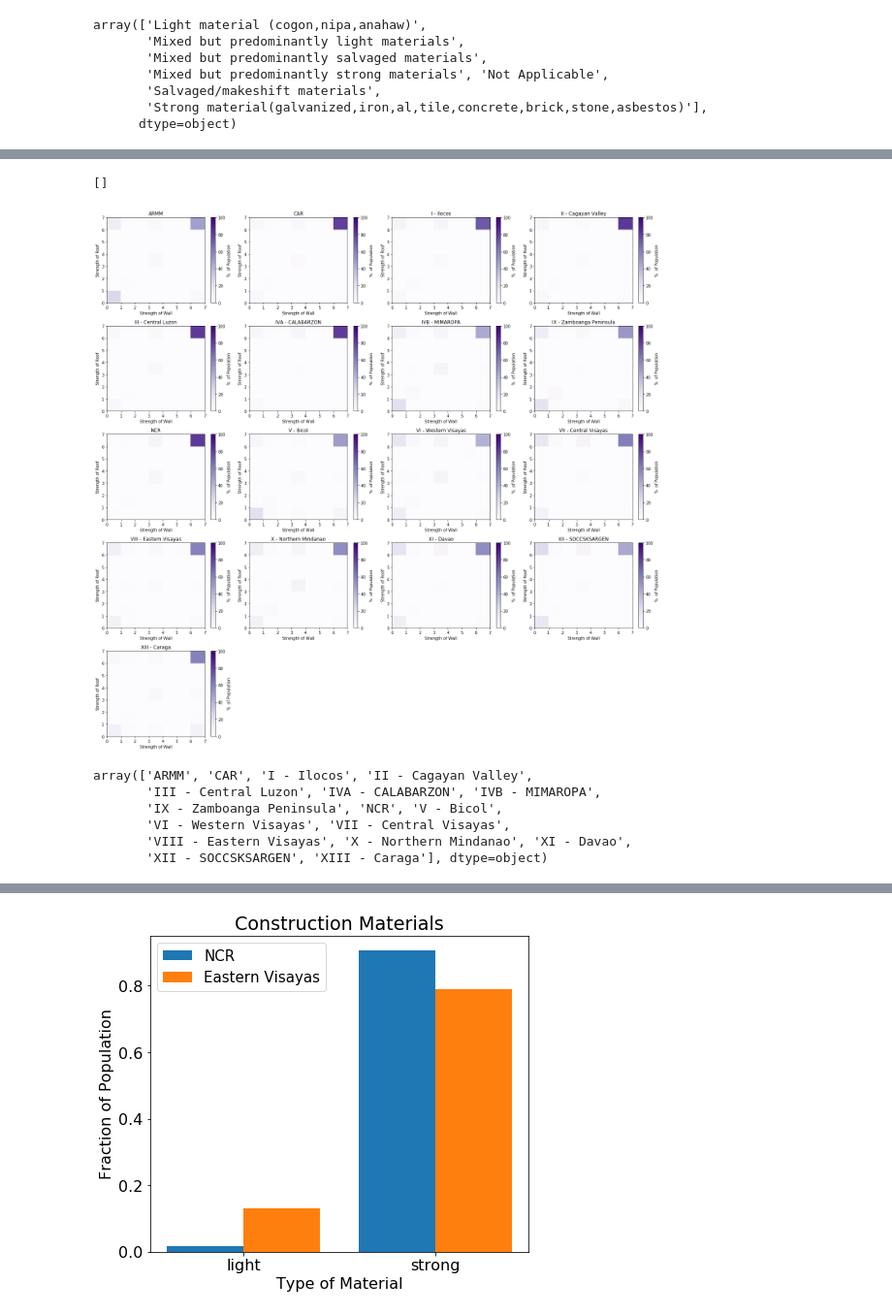
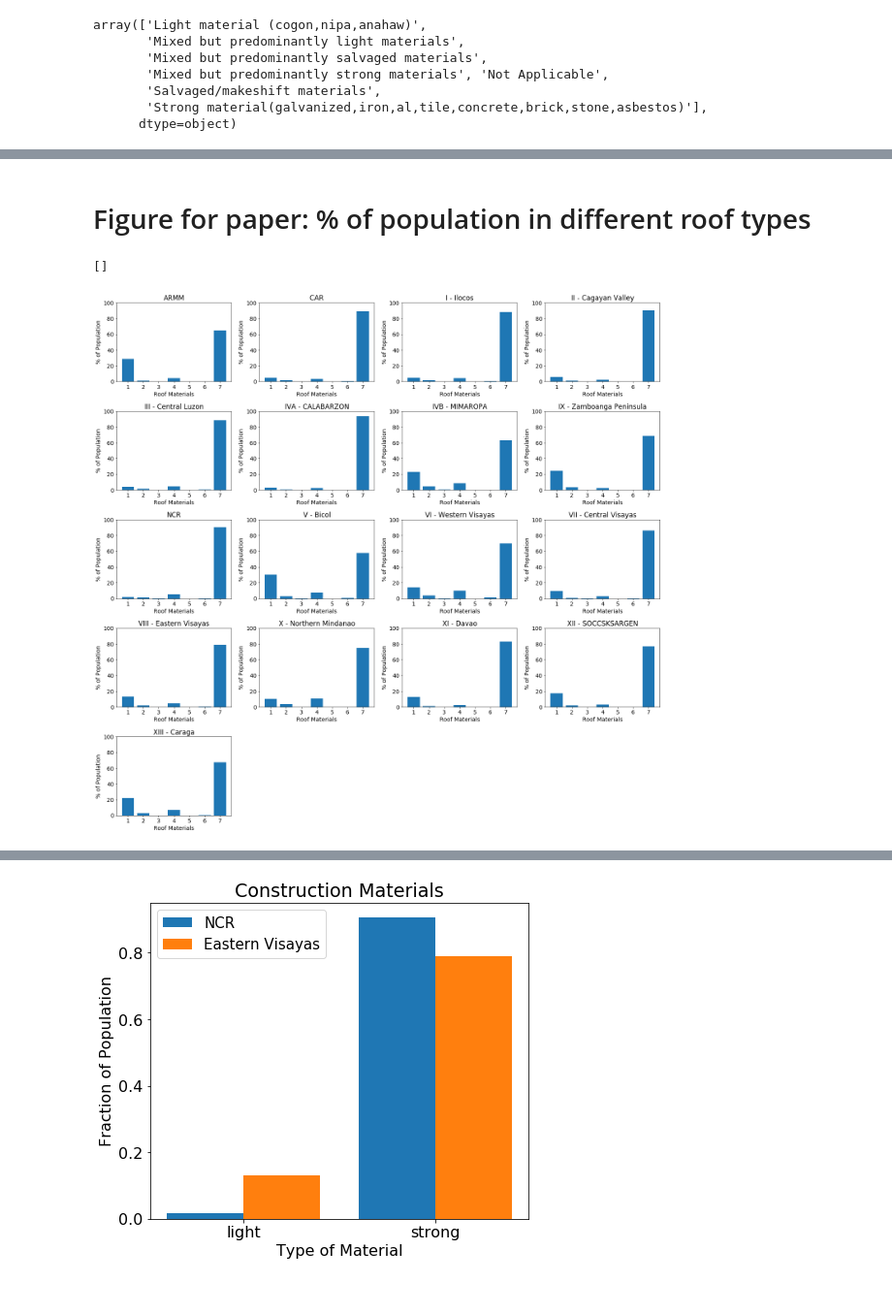
Before and after one commit to janewbaldwin/TC_Risk_WorldBank, a Jupyter notebook: VULNERABILITY/Vulnerability_Curves_Params_from_Household_Survey_Data.ipynb, the cells around one changed output, grey strips where cells are left out. Shown at 97% size. Cells and saved outputs as stored; diff of their text form; code cells hidden in the pictures.

Commit message:
updated Vulnerability_Curves_Params_from_Household_Survey_Data.ipynb to most recent version

```diff
--- a/VULNERABILITY/Vulnerability_Curves_Params_from_Household_Survey_Data.ipynb
+++ b/VULNERABILITY/Vulnerability_Curves_Params_from_Household_Survey_Data.ipynb
@@ -135,20 +137,51 @@ plt.plot()
+# %%
+# Percents of different roof types
+roof_percent = {}
+roof_prop = {}
+for i in range(len(regions)):
+    reg = regions[i]
+    roof_percent[reg] = np.sum(pop_per_type[reg]/pop_total[reg],axis=1)
+    roof_prop[reg] = np.sum(pop_per_type[reg],axis=1)[6]/np.sum(pop_per_type[reg],axis=1)[0] # proportion strong/weak
+roof_percent['all_phi'] = np.sum(allphi_pop_per_type/allphi_pop_total,axis=1)
+roof_prop['all_phi'] = np.sum(allphi_pop_per_type,axis=1)[6]/np.sum(allphi_pop_per_type,axis=1)[0]
+
+# Figure out roof percent for all places excluding NCR
+pop_per_type_noncr = dict(pop_per_type)
+del pop_per_type_noncr['NCR']
+pop_total_noncr = dict(pop_total)
+del pop_total_noncr['NCR']
+
+# Stats for all Philippines minus NCR
+noncr_pop_per_type = np.zeros([7,7])
+noncr_pop_total = 0
+for region in pop_total_noncr.keys():
+    noncr_pop_total += pop_total_noncr[region]
+    noncr_pop_per_type += pop_per_type_noncr[region]
+roof_percent['all_phi_no_ncr'] = np.sum(noncr_pop_per_type/noncr_pop_total,axis=1)
+roof_prop['all_phi_no_ncr'] = np.sum(noncr_pop_per_type,axis=1)[6]/np.sum(noncr_pop_per_type,axis=1)[0]
+# %% [markdown]
+# Figure for paper: % of population in different roof types
 # %%
-# Bar Plot of Percent of Population in Different Type Structures
+# Plot of Percent of Population in Different Roofs
 plt.figure(figsize=(20,19))
+plt.rcParams.update({'font.size': 14})
 
 for i in range(len(regions)):
     plt.subplot(5,4,i+1)
     region = regions[i]
-    plt.pcolormesh(pop_per_type[region]/pop_total[region]*100,cmap=plt.cm.Purples)
-    cbar = plt.colorbar()
-    plt.clim(0,100)
+    plt.bar(np.arange(7),roof_percent[region]*100)
+    #cbar = plt.colorbar()
+    #plt.clim(0,100)
     plt.title(region)
-    plt.xlabel('Strength of Wall')
-    plt.ylabel('Strength of Roof')
-    cbar.set_label('%  of Population')
+    plt.xlabel('Roof Materials')
+    plt.ylabel('% of Population')
+    plt.ylim([0,100])
+    #cbar.set_label('% of Population')
+    plt.xticks(np.arange(0,7),np.arange(1,8))
 
 plt.tight_layout()
+plt.savefig('/home/jbaldwin/WorldBank/FIGURES/roofmaterials_byprovince.png',dpi=400)
 plt.plot()
 # %% [output]
 []
-[figure, old version]
+[figure, new version]
@@ -162,12 +188,3 @@ roof_percent['all_phi']= np.sum(allphi_pop_per_type/allphi_pop_total,axis=1)
-# %%
-regions
-# %% [output]
-array(['ARMM', 'CAR', 'I - Ilocos', 'II - Cagayan Valley',
-       'III - Central Luzon', 'IVA - CALABARZON', 'IVB - MIMAROPA',
-       'IX - Zamboanga Peninsula', 'NCR', 'V - Bicol',
-       'VI - Western Visayas', 'VII - Central Visayas',
-       'VIII - Eastern Visayas', 'X - Northern Mindanao', 'XI - Davao',
-       'XII - SOCCSKSARGEN', 'XIII - Caraga'], dtype=object)
 # %%
 plt.figure(figsize=(5,8))
 
```
Also changed, not shown: parts of 34 cells of this notebook.
